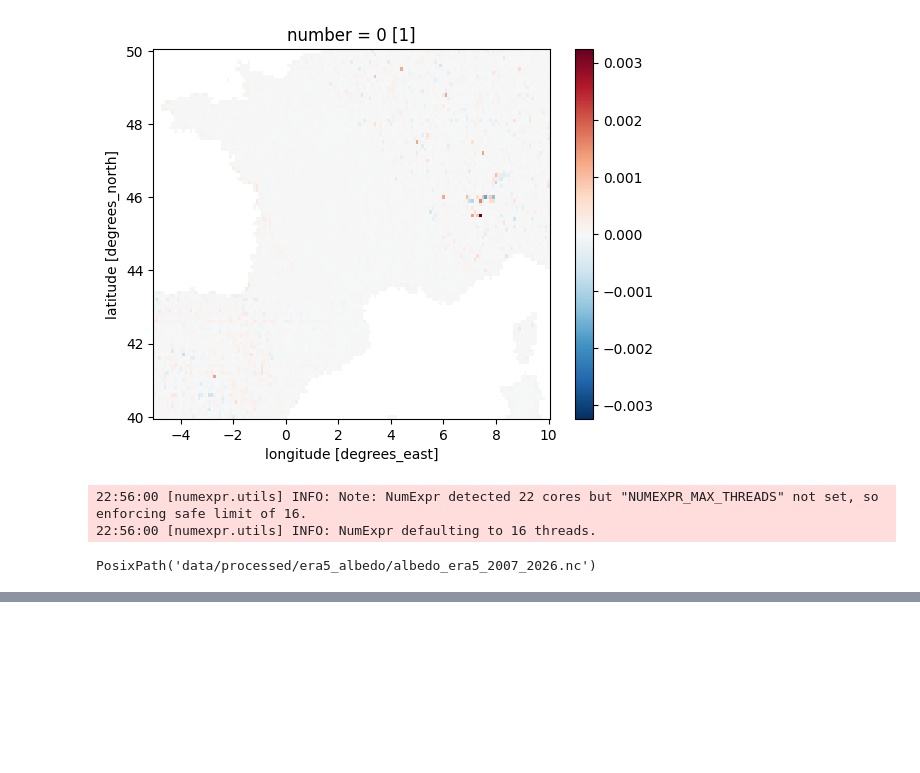
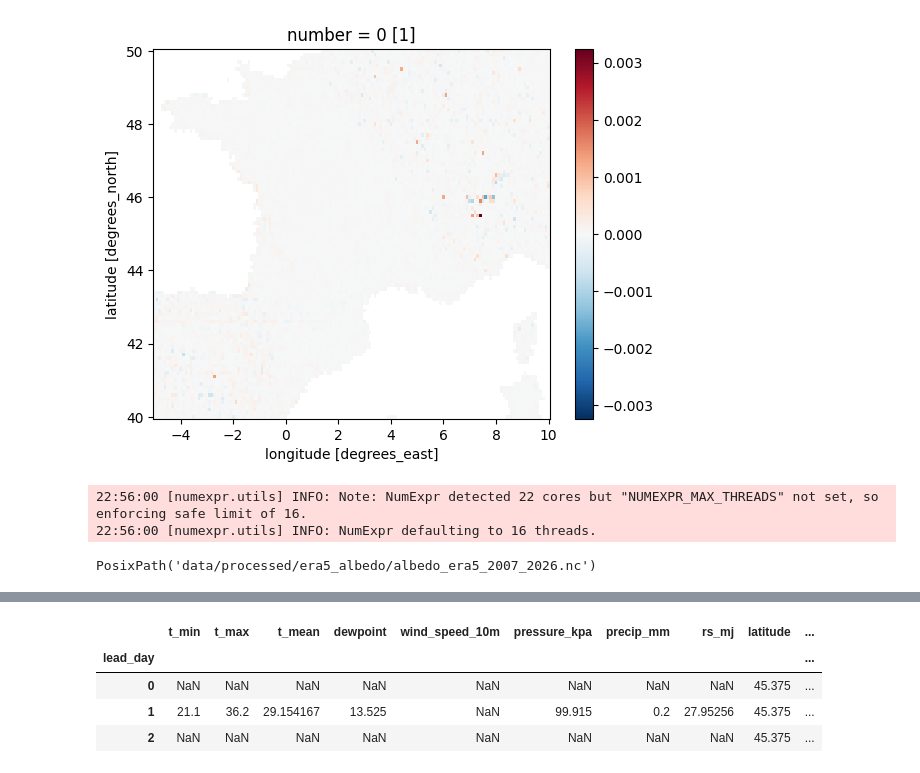
Before and after one commit to Catmosphere314/IrriGator, a Jupyter notebook: notebook/ZZ_meteohelper.ipynb, the cells around one changed output, grey strips where cells are left out. Saved outputs shown, nothing was run; the diff lists cells and outputs as text; code cells hidden in the pictures; blank space fills up the shorter version.

```diff
--- a/notebook/ZZ_meteohelper.ipynb
+++ b/notebook/ZZ_meteohelper.ipynb
@@ -624,0 +650,8 @@ PosixPath('data/processed/arome/historical/billac_001/arome_previous_runs_meteof
+# %%
+forecast_open_meteo.sel(valid_time="2026-06-20").to_dataframe()
+# %% [output]
+|  | t_min | t_max | t_mean | dewpoint | wind_speed_10m | pressure_kpa | precip_mm | rs_mj | latitude | ... |
+| lead_day |  |  |  |  |  |  |  |  |  | ... |
+| 0 | NaN | NaN | NaN | NaN | NaN | NaN | NaN | NaN | 45.375 | ... |
+| 1 | 21.1 | 36.2 | 29.154167 | 13.525 | NaN | 99.915 | 0.2 | 27.95256 | 45.375 | ... |
+| 2 | NaN | NaN | NaN | NaN | NaN | NaN | NaN | NaN | 45.375 | ... |
```
Also changed, not shown: parts of 11 cells of this notebook.
